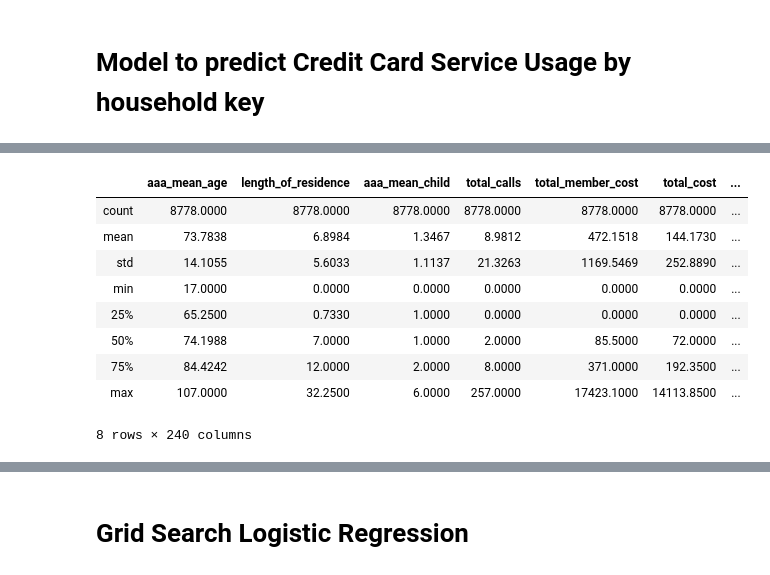
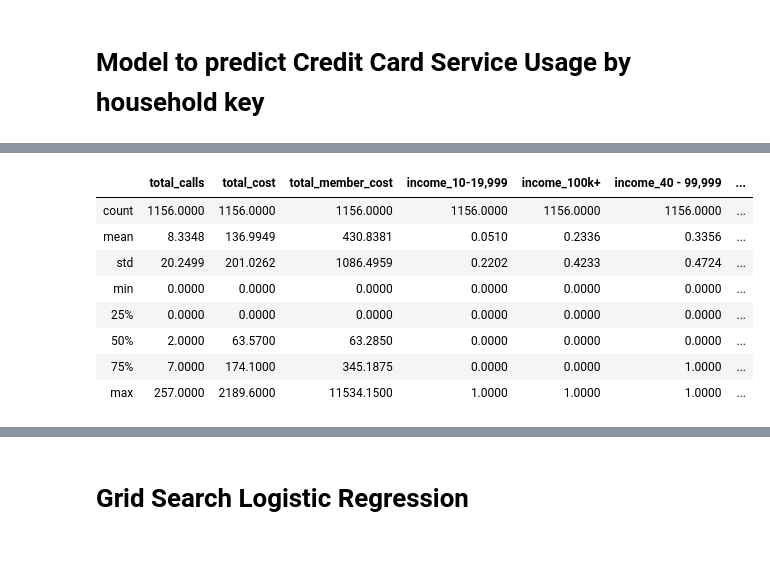
Before and after one commit to ruben-rosa/PDAIML, a Jupyter notebook: Capstone AAA - Regression - Credit Card.ipynb, the cells around one changed output, grey strips where cells are left out. Drawn from its saved outputs; the diff is of its cells as text; code cells hidden in the pictures.

Commit message:
More Algorithms Tuning for Credit Card
Grid Search
Several agorithms comparasion.
Feature selection

```diff
--- a/Capstone AAA - Regression - Credit Card.ipynb
+++ b/Capstone AAA - Regression - Credit Card.ipynb
@@ -137,12 +1165,10 @@ df_transaction = read_data('capstone_aaa_featured.csv')
 # %%
-cols_house_dummmies = ['income', 'tenure', 'credit_ranges','education', 'generation', 'cancel_reason',
-                       'race', 'home_owner', 'dwelling_type', 'mosaic_global_household',
-                       'plus_indicator_description', 'gender', 'mosaic_household',
-                       'kcl_b_ind_mosaicsgrouping', 'sc_vehicle_manufacturer_name'
+cols_house_dummmies = ['income', 'tenure', 'credit_ranges','education', 'generation', 'aaa_financial_service',
+                       'aaa_auto_insurance', 'plus_indicator_description', 'mosaic_global_household',
+                       'aaa_mortgage', 'kcl_b_ind_mosaicsgrouping', 'occupation_group', 'aaa_deposit',
+                       'aaa_home_equity'
              ]
-feature_cols = ['aaa_mean_age', 'length_of_residence', 'aaa_mean_child',
-                    'total_calls', 'total_member_cost', 'total_cost'
-                   ]
+feature_cols = ['total_calls', 'total_member_cost', 'total_cost']
 var_to_predict = ['aaa_credit_card']
 
 # Build Dummies Variables
@@ -206,9 +1191,9 @@ memory usage: 1.5 MB
 # %%
 # Fix Nans
 # Number of child
-df_prediction.aaa_mean_child.fillna(value=0, inplace=True)
+#df_prediction.aaa_mean_child.fillna(value=0, inplace=True)
 # Drop records with no age
-df_prediction = df_prediction[~df_prediction.aaa_mean_age.isna()]
+#df_prediction = df_prediction[~df_prediction.aaa_mean_age.isna()]
 # Drop Unknown Columns
 cols_to_drop = [j for j in df_dummies.columns if j.endswith('UNKNOWN')]
 df_prediction.drop(labels=cols_to_drop,axis=1, inplace=True)
@@ -253,0 +1239,6 @@ draw_col_shape(df_prediction,var_to_predict)
+# %%
+%matplotlib inline
+pd.plotting.register_matplotlib_converters()
+pd.options.display.float_format = '{:.4f}'.format
+rcParams.update({'figure.autolayout': True, 'figure.figsize':(12,8),'axes.titlesize':14})
+draw_col_shape(df_prediction,var_to_predict)
@@ -282 +1276,18 @@ Name: aaa_credit_card, dtype: int64
 [interactive output not drawn]
+# %%
+# Downsample Majority Class To Match Minority Class
+# Indicies of each class' observations
+count_class_0, count_class_1 = df_prediction[var_to_predict[0]].value_counts()
+
+# Divide by class
+df_class_0 = df_prediction[df_prediction[var_to_predict[0]] == 0]
+df_class_1 = df_prediction[df_prediction[var_to_predict[0]] == 1]
+
+df_class_0_down = df_class_0.sample(count_class_1, replace=True)
+df_test_down = pd.concat([df_class_1, df_class_0_down], axis=0)
+
+print('Random down-sampling:')
+print(df_test_down[var_to_predict[0]].value_counts())
+
+draw_col_shape(df_test_down,var_to_predict)
+plt.show()
@@ -327,16 +1321,15 @@ df_test_over.head()
 # %%
-df_test_over.describe()
+df_test_down.describe()
 # %% [output]
-|  | aaa_mean_age | length_of_residence | aaa_mean_child | total_calls | total_member_cost | total_cost | ... |
-| count | 8778.0000 | 8778.0000 | 8778.0000 | 8778.0000 | 8778.0000 | 8778.0000 | ... |
-| mean | 73.7838 | 6.8984 | 1.3467 | 8.9812 | 472.1518 | 144.1730 | ... |
-| std | 14.1055 | 5.6033 | 1.1137 | 21.3263 | 1169.5469 | 252.8890 | ... |
-| min | 17.0000 | 0.0000 | 0.0000 | 0.0000 | 0.0000 | 0.0000 | ... |
-| 25% | 65.2500 | 0.7330 | 1.0000 | 0.0000 | 0.0000 | 0.0000 | ... |
-| 50% | 74.1988 | 7.0000 | 1.0000 | 2.0000 | 85.5000 | 72.0000 | ... |
-| 75% | 84.4242 | 12.0000 | 2.0000 | 8.0000 | 371.0000 | 192.3500 | ... |
-| max | 107.0000 | 32.2500 | 6.0000 | 257.0000 | 17423.1000 | 14113.8500 | ... |
+|  | total_calls | total_cost | total_member_cost | income_10-19,999 | income_100k+ | income_40 - 99,999 | ... |
+| count | 1156.0000 | 1156.0000 | 1156.0000 | 1156.0000 | 1156.0000 | 1156.0000 | ... |
+| mean | 8.3348 | 136.9949 | 430.8381 | 0.0510 | 0.2336 | 0.3356 | ... |
+| std | 20.2499 | 201.0262 | 1086.4959 | 0.2202 | 0.4233 | 0.4724 | ... |
+| min | 0.0000 | 0.0000 | 0.0000 | 0.0000 | 0.0000 | 0.0000 | ... |
+| 25% | 0.0000 | 0.0000 | 0.0000 | 0.0000 | 0.0000 | 0.0000 | ... |
+| 50% | 2.0000 | 63.5700 | 63.2850 | 0.0000 | 0.0000 | 0.0000 | ... |
+| 75% | 7.0000 | 174.1000 | 345.1875 | 0.0000 | 0.0000 | 1.0000 | ... |
+| max | 257.0000 | 2189.6000 | 11534.1500 | 1.0000 | 1.0000 | 1.0000 | ... |
-8 rows × 240 columns
 # %%
 df_test_over.info(verbose=True, null_counts=True)
 # %% [output]
```
Also changed, not shown: parts of 138 cells of this notebook, 33 other files.
